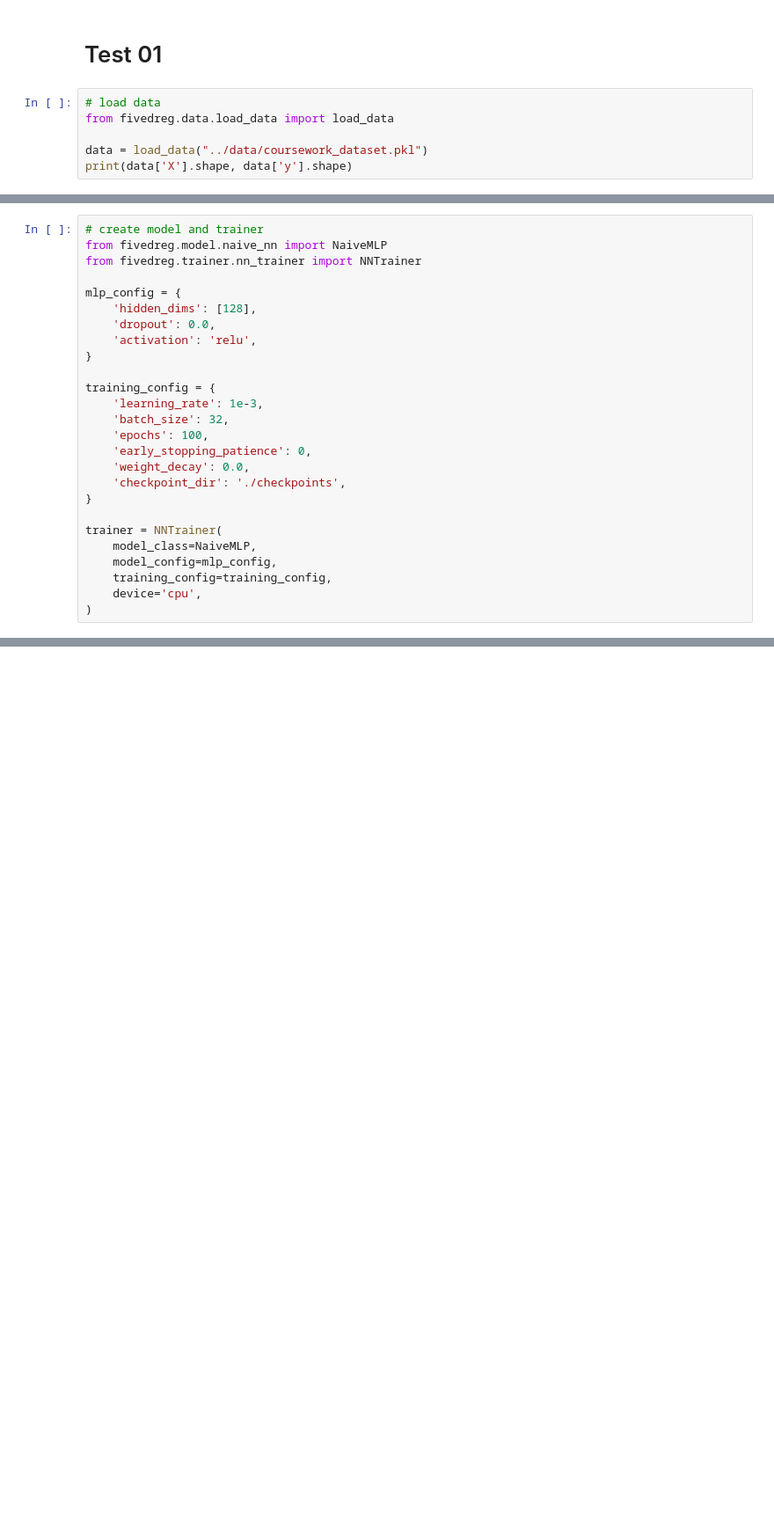
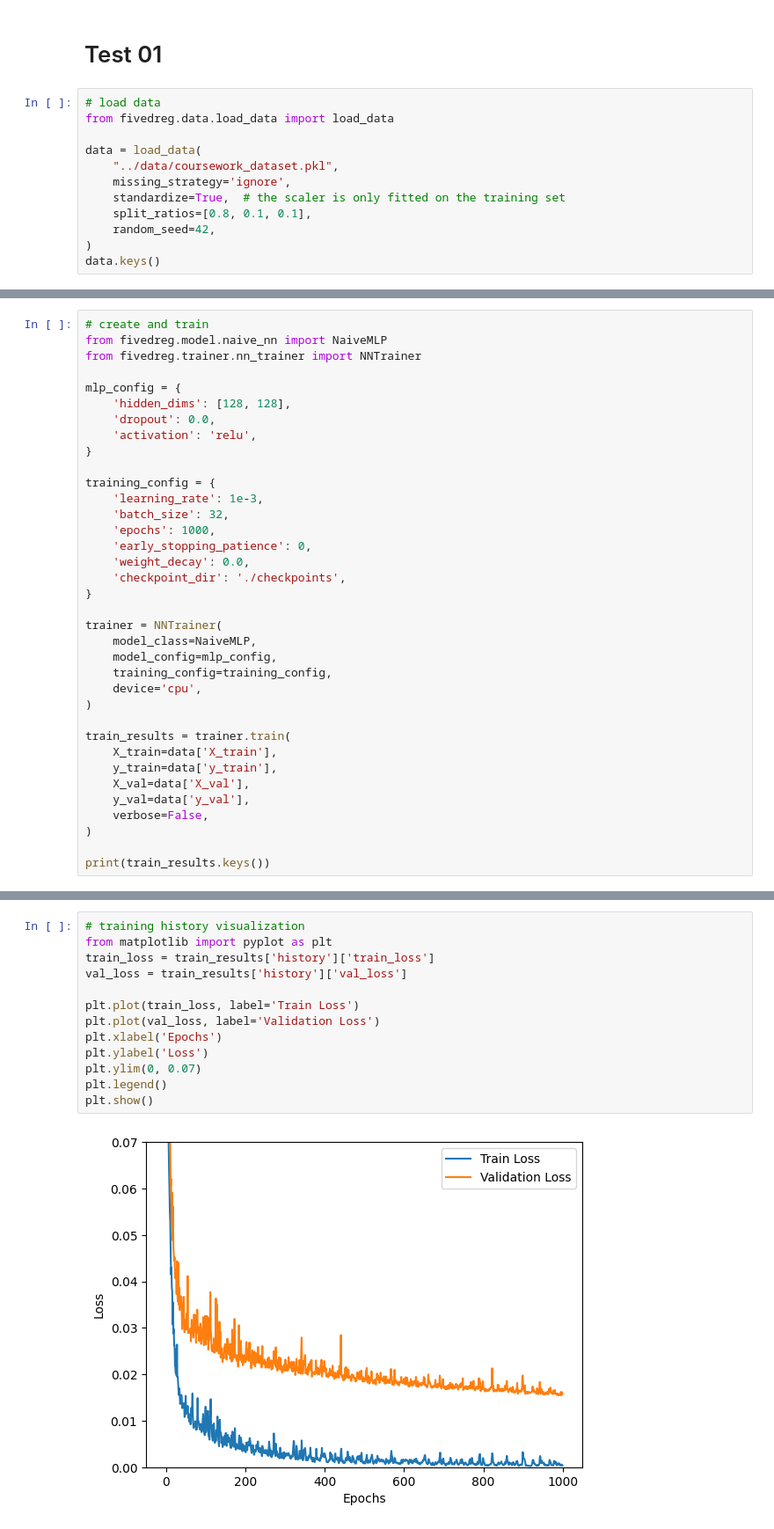
Before and after one commit to wdk0082/c1-coursework, a Jupyter notebook: experiments/test01.ipynb, the cells around one changed output, grey strips where cells are left out. Shown at 88% size. Cells and saved outputs as stored; diff of their text form; blank space fills up the shorter version.

```diff
--- a/experiments/test01.ipynb
+++ b/experiments/test01.ipynb
@@ -4,6 +4,12 @@
 # load data
 from fivedreg.data.load_data import load_data
 
-data = load_data("../data/coursework_dataset.pkl")
-print(data['X'].shape, data['y'].shape)
+data = load_data(
+    "../data/coursework_dataset.pkl",
+    missing_strategy='ignore',
+    standardize=True,  # the scaler is only fitted on the training set
+    split_ratios=[0.8, 0.1, 0.1],
+    random_seed=42,
+)
+data.keys()
 # %% [output]
@@ -11,10 +18,10 @@ print(data['X'].shape, data['y'].shape)
 # %%
-# create model and trainer
+# create and train
 from fivedreg.model.naive_nn import NaiveMLP
 from fivedreg.trainer.nn_trainer import NNTrainer
 
 mlp_config = {
-    'hidden_dims': [128],
+    'hidden_dims': [128, 128],
     'dropout': 0.0,
     'activation': 'relu',
 }
@@ -22,7 +29,7 @@ mlp_config = {
 training_config = {
     'learning_rate': 1e-3,
     'batch_size': 32,
-    'epochs': 100,
+    'epochs': 1000,
     'early_stopping_patience': 0,
     'weight_decay': 0.0,
     'checkpoint_dir': './checkpoints',
@@ -34,5 +41,15 @@ trainer = NNTrainer(
     training_config=training_config,
     device='cpu',
 )
+
+train_results = trainer.train(
+    X_train=data['X_train'],
+    y_train=data['y_train'],
+    X_val=data['X_val'],
+    y_val=data['y_val'],
+    verbose=False,
+)
+
+print(train_results.keys())
 # %% [output]
 Trainer initialized on device: cpu
@@ -54,0 +67,15 @@ Training completed!
+# %%
+# training history visualization
+from matplotlib import pyplot as plt
+train_loss = train_results['history']['train_loss']
+val_loss = train_results['history']['val_loss']
+
+plt.plot(train_loss, label='Train Loss')
+plt.plot(val_loss, label='Validation Loss')
+plt.xlabel('Epochs')
+plt.ylabel('Loss')
+plt.ylim(0, 0.07)
+plt.legend()
+plt.show()
+# %% [output]
+[figure, added]
```
Also changed, not shown: parts of 3 cells of this notebook, 1 other file.
